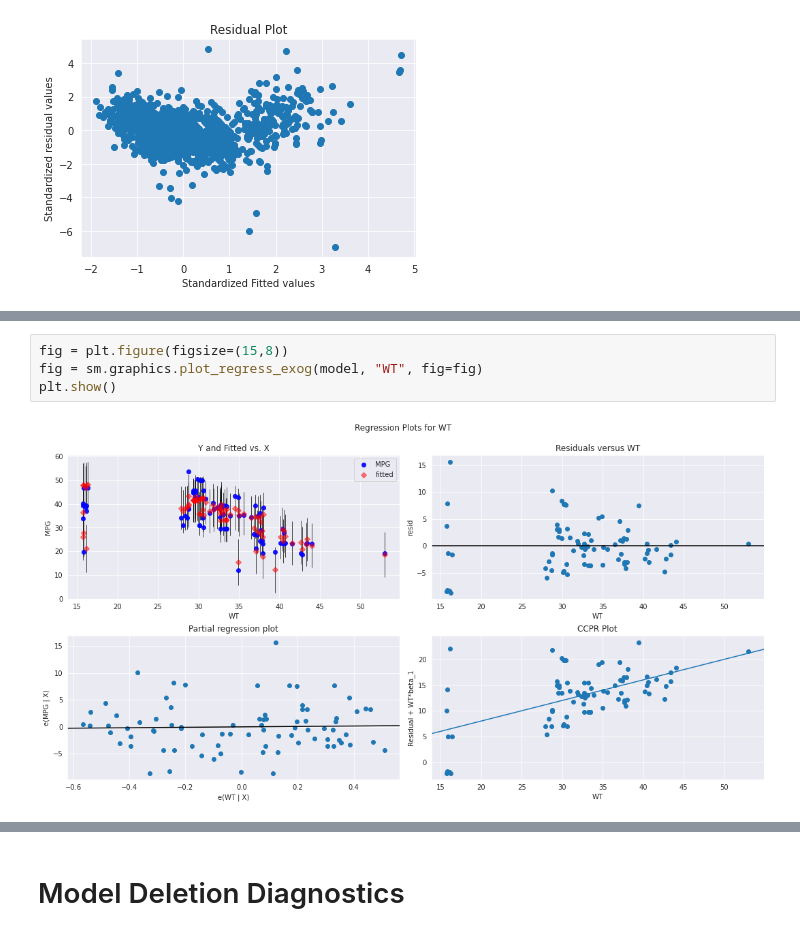
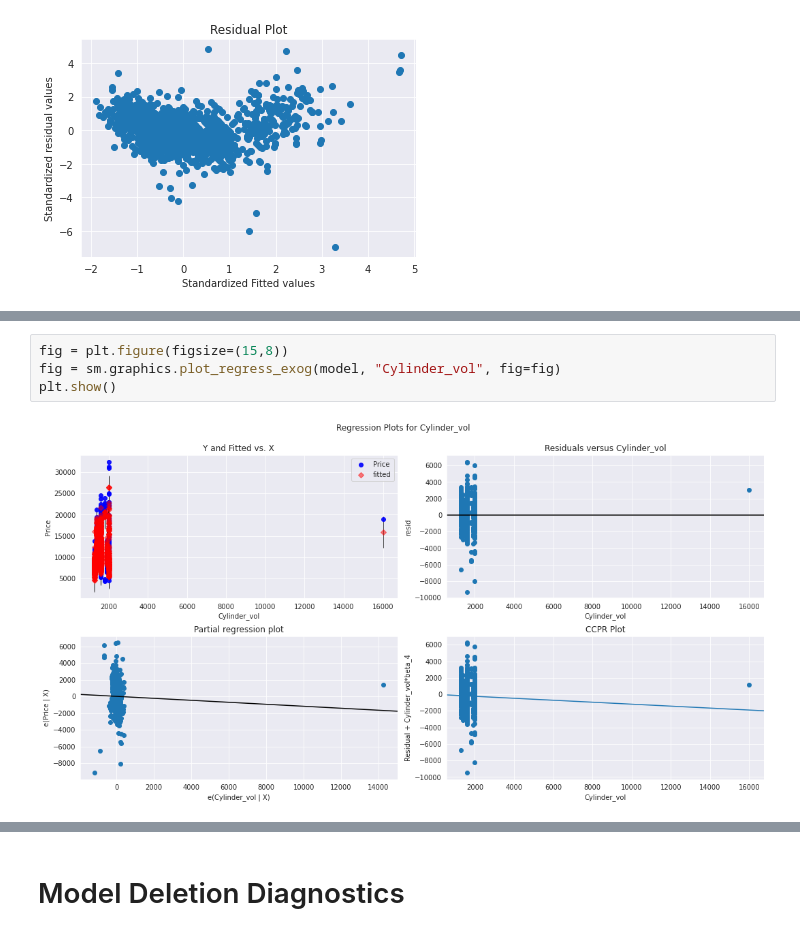
Before and after one commit to RiteshopShrivastava/Assignment_5_Multi_Linear_Regression_Toyota, a Jupyter notebook: Assignment_5_MLR_Toyota_Corolla.ipynb, the cells around one changed output, grey strips where cells are left out. Drawn from its saved outputs; the diff is of its cells as text.

```diff
--- a/Assignment_5_MLR_Toyota_Corolla.ipynb
+++ b/Assignment_5_MLR_Toyota_Corolla.ipynb
@@ -424,6 +424,6 @@ plt.show()
 # %%
 fig = plt.figure(figsize=(15,8))
-fig = sm.graphics.plot_regress_exog(model, "WT", fig=fig)
+fig = sm.graphics.plot_regress_exog(model, "Cylinder_vol", fig=fig)
 plt.show()
 # %% [output]
-[figure, old version]
+[figure, new version]
```
Also changed, not shown: parts of 13 cells of this notebook.
